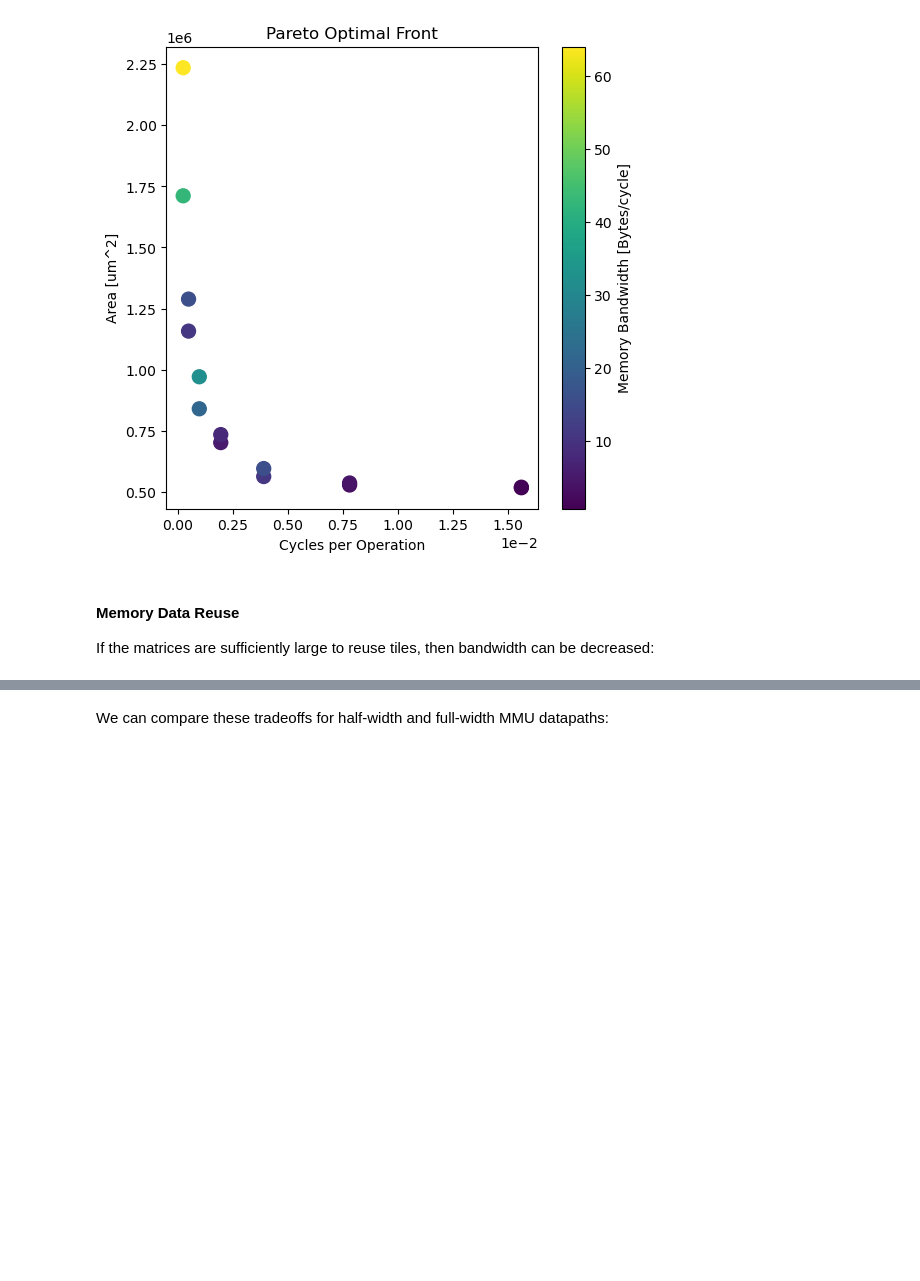
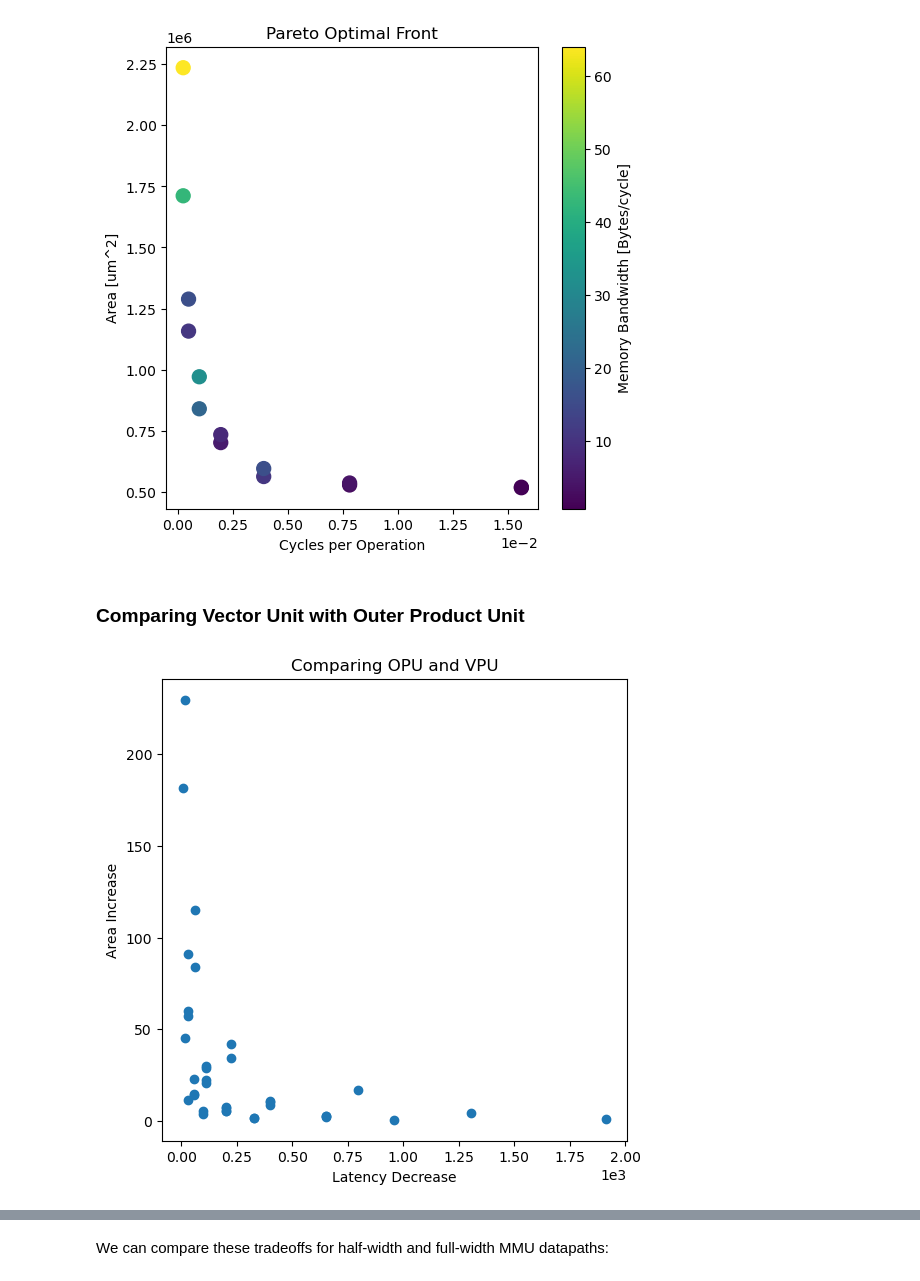
Before and after one commit to miles-rusch-berkeley/opu-model, a Jupyter notebook: example_usage.ipynb, the cells around one changed output, grey strips where cells are left out. Drawn from its saved outputs; the diff is of its cells as text; code cells hidden in the pictures; blank space fills up the shorter version.

```diff
--- a/example_usage.ipynb
+++ b/example_usage.ipynb
@@ -122,33 +89,35 @@ fig.colorbar(scatter, ax=axs, label='Memory Bandwidth [Bytes/cycle]')
 # %% [output]
 <matplotlib.colorbar.Colorbar at 0x...>
 [figure]
+# %% [markdown]
+### Comparing Vector Unit with Outer Product Unit
 # %%
-perf_model = fmodel.init_pm(
-    vlB = np.array([512])/8,
-    kl = np.array([1,2,4]),
-    N = np.array([128]),
-    M = np.array([128]),
-    K = np.array([128]),
-    num_mregs = np.array(range(2,6,2)),
-    t_op = np.array([0]),
-    width_datapath = np.array([0.5])
-)
-# perf_model = perf_model[perf_model['mrf_opi'] <= 64]
-perf_model = perf_model[perf_model['ops_cycle'] >= 1/4e-2]
+dims = np.array([8, 56])
 
-pm_pareto = perf_model[['ops_cycle','opu_area', 'mrf_opi']]
-mask = paretoset(pm_pareto, sense=['max', 'min', 'max'])
+for i, dim in enumerate(dims):
+    perf_model = fmodel.init_pm(
+                            vlB=np.array([128, 256, 512])/8,
+                            vl_ml=np.array([1, 2]),
+                            kl=np.array([1,2,4]),
+                            width_datapath=np.array([1/2, 1]),
+                            M=np.array([dim]),
+                            N=np.array([dim]),
+                            K=np.array([dim])
+                            )
 
-opi = perf_model.loc['mrf_opi']
-opu_area = perf_model['opu_area']
-opc = perf_model['ops_cycle']
+# pm_pareto = perf_model[['speedup_vec','util']]
+# mask = paretoset(pm_pareto, sense=['min', 'min'])
+# speedup_vec = perf_model.loc[mask,'speedup_vec']
+speedup_vec = perf_model['speedup_vec']
+increase_area = perf_model['vpu_area']/perf_model['mrf_area']
 
 fig, axs = plt.subplots(1,figsize=(6,6))
-axs.set_title('Pareto Optimal Front')
-axs.set_xlabel('Cycles per Operation')
-axs.set_ylabel('Area [um^2]')
+axs.set_title('Comparing OPU and VPU')
+axs.set_xlabel('Latency Decrease')
+axs.set_ylabel('Area Increase')
 
-scatter = axs.scatter(opc, opu_area, c=opi, cmap='viridis', s=100)
+scatter = axs.scatter(speedup_vec, increase_area)
 axs.ticklabel_format(style='sci', axis='x', scilimits=(0,0))
-fig.colorbar(scatter, ax=axs, label='Memory Bandwidth [Bytes/cycle]')
-perf_model
+# perf_model
+# %% [output]
+[figure, added]
@@ -218,3 +123,0 @@ def plot_nmk_scatter(x, y):
-# %% [markdown]
-#### Memory Data Reuse
-If the matrices are sufficiently large to reuse tiles, then bandwidth can be decreased:
```
Also changed, not shown: parts of 15 cells of this notebook, 6 other files.
